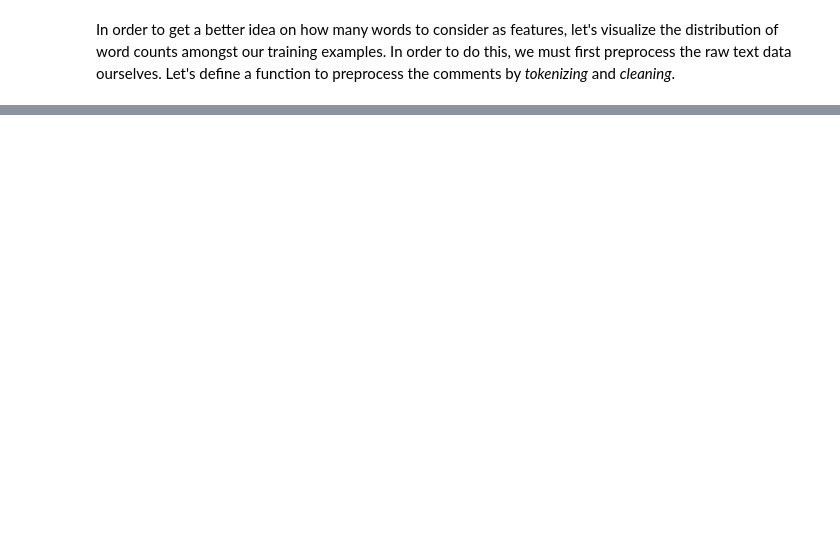
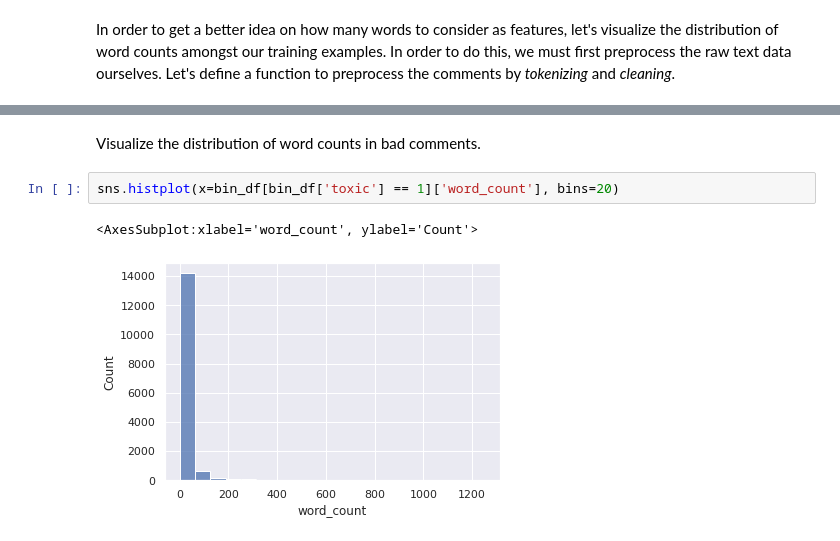
Before and after one commit to marabian/toxic-comment-classification, a Jupyter notebook: toxic-comment-classification.ipynb, the cells around one changed output, grey strips where cells are left out. Saved outputs shown, nothing was run; the diff lists cells and outputs as text; blank space fills up the shorter version.

```diff
--- a/toxic-comment-classification.ipynb
+++ b/toxic-comment-classification.ipynb
@@ -243,0 +284,7 @@ nltk.tokenize.casual.reduce_lengthening("I AAAAAAAAAAM 23 doesn't decoration")
+# %% [markdown]
+Visualize the distribution of word counts in bad comments.
+# %%
+sns.histplot(x=bin_df[bin_df['toxic'] == 1]['word_count'], bins=20)
+# %% [output]
+<AxesSubplot:xlabel='word_count', ylabel='Count'>
+[figure, added]
```
Also changed, not shown: parts of 66 cells of this notebook, 1 other file.
